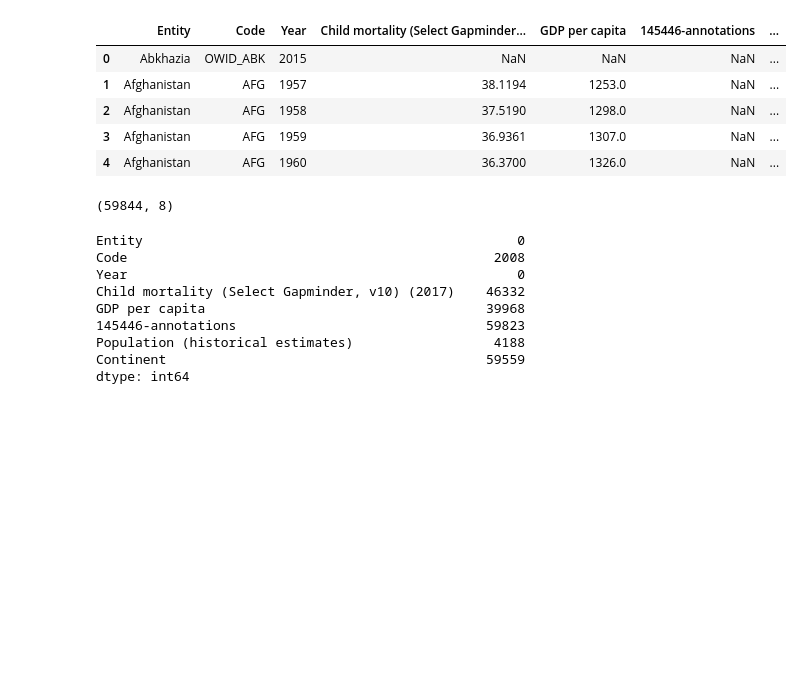
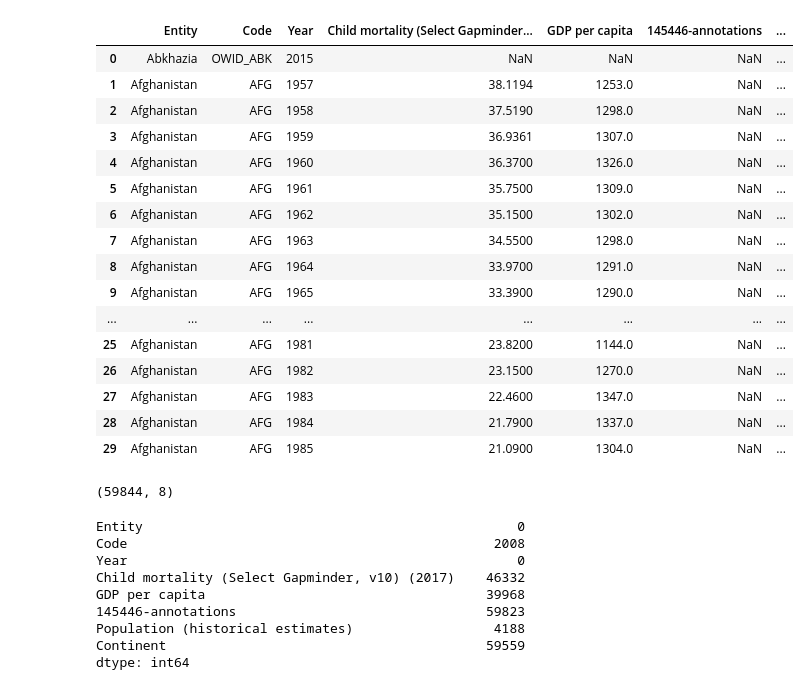
Before and after one commit to muhammadbadar1998/kaggle_projects, a Jupyter notebook: gdp_childmortality_EDA.ipynb, the cells around one changed output. Saved outputs shown, nothing was run; the diff lists cells and outputs as text; code cells hidden in the pictures; blank space fills up the shorter version.

```diff
--- a/gdp_childmortality_EDA.ipynb
+++ b/gdp_childmortality_EDA.ipynb
@@ -7,14 +7,25 @@ import plotly.express as px
 # %%
 df=pd.read_csv('../input/childmortalitygdppercapita/child-mortality-gdp-per-capita.csv')
 # %%
-df.head()
+df.head(30)
 # %% [output]
 |  | Entity | Code | Year | Child mortality (Select Gapminder... | GDP per capita | 145446-annotations | ... |
 | 0 | Abkhazia | OWID_ABK | 2015 | NaN | NaN | NaN | ... |
 | 1 | Afghanistan | AFG | 1957 | 38.1194 | 1253.0 | NaN | ... |
 | 2 | Afghanistan | AFG | 1958 | 37.5190 | 1298.0 | NaN | ... |
 | 3 | Afghanistan | AFG | 1959 | 36.9361 | 1307.0 | NaN | ... |
 | 4 | Afghanistan | AFG | 1960 | 36.3700 | 1326.0 | NaN | ... |
+| 5 | Afghanistan | AFG | 1961 | 35.7500 | 1309.0 | NaN | ... |
+| 6 | Afghanistan | AFG | 1962 | 35.1500 | 1302.0 | NaN | ... |
+| 7 | Afghanistan | AFG | 1963 | 34.5500 | 1298.0 | NaN | ... |
+| 8 | Afghanistan | AFG | 1964 | 33.9700 | 1291.0 | NaN | ... |
+| 9 | Afghanistan | AFG | 1965 | 33.3900 | 1290.0 | NaN | ... |
+| ... | ... | ... | ... | ... | ... | ... | ... |
+| 25 | Afghanistan | AFG | 1981 | 23.8200 | 1144.0 | NaN | ... |
+| 26 | Afghanistan | AFG | 1982 | 23.1500 | 1270.0 | NaN | ... |
+| 27 | Afghanistan | AFG | 1983 | 22.4600 | 1347.0 | NaN | ... |
+| 28 | Afghanistan | AFG | 1984 | 21.7900 | 1337.0 | NaN | ... |
+| 29 | Afghanistan | AFG | 1985 | 21.0900 | 1304.0 | NaN | ... |
 # %%
 df.shape
 # %% [output]
```
Also changed, not shown: parts of 10 cells of this notebook.
